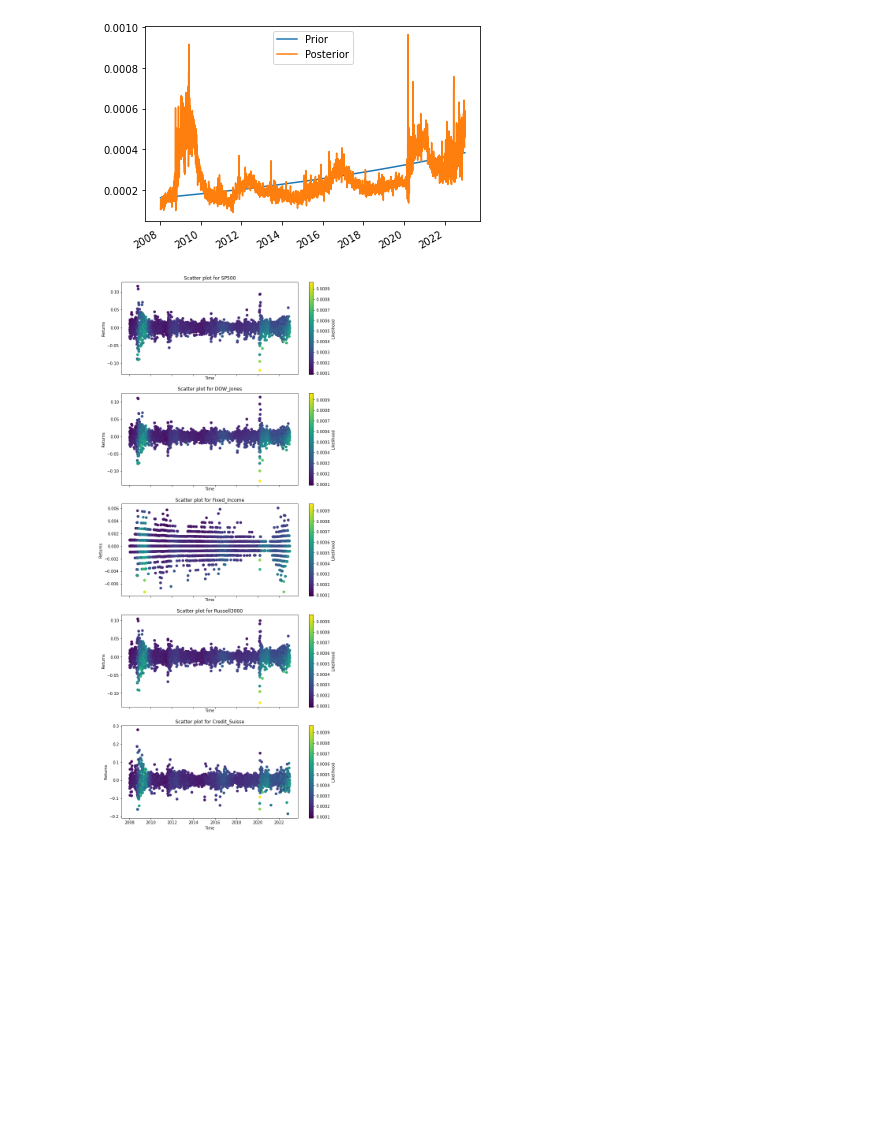
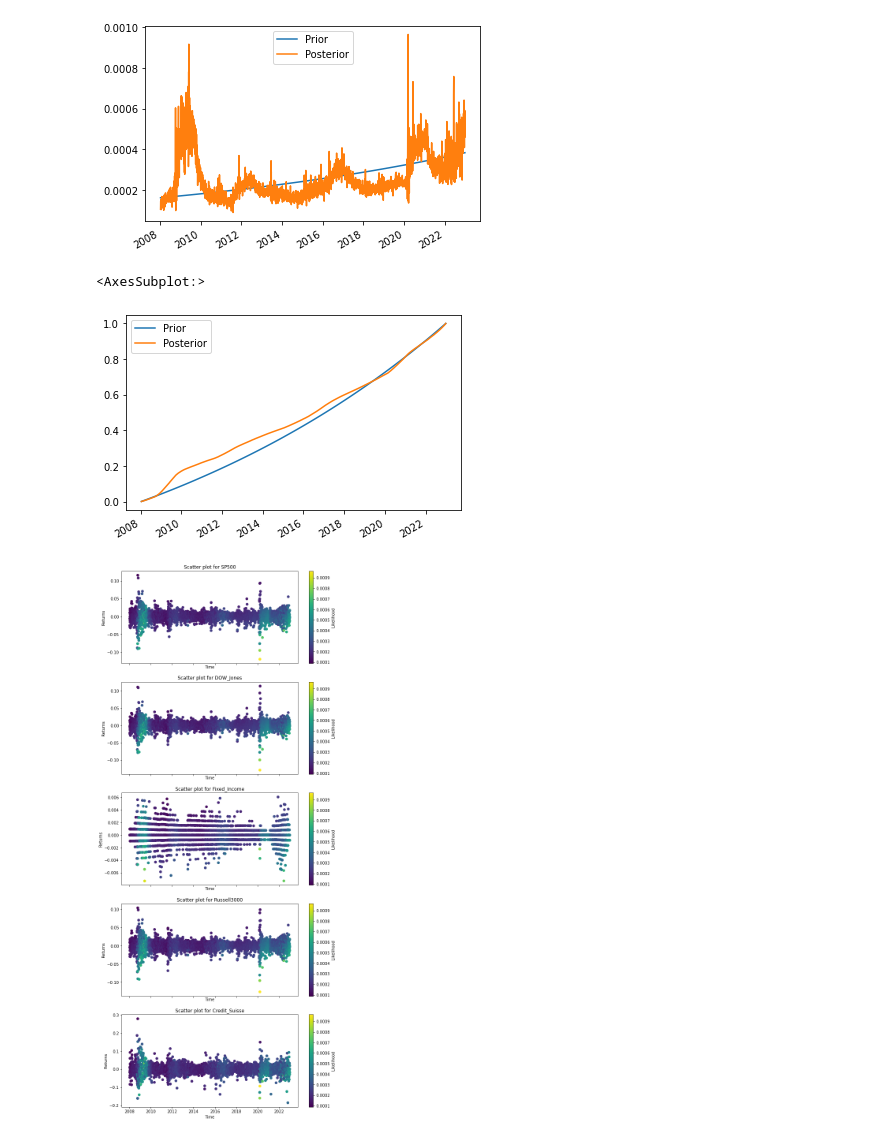
Before and after one commit to LucaDaquanno/Conditional-Monte-Carlo, a Jupyter notebook: Entropy_pool_prob_300323.ipynb, the cells around one changed output. Saved outputs shown, nothing was run; the diff lists cells and outputs as text; code cells hidden in the pictures; blank space fills up the shorter version.

```diff
--- a/Entropy_pool_prob_300323.ipynb
+++ b/Entropy_pool_prob_300323.ipynb
@@ -420,23 +411,6 @@ Credit_Suisse   -0.30
 Name: 0, dtype: float64
 # %% [markdown]
 Define a loop for estimating the parameters of the distribution and extract quantiles
-# %%
-v_star1=[]
-v_star2=[]
-for j in x.columns:
-    "Fitting the distribution"
-    df.loc[j],loc_t.loc[j],scale_t.loc[j]=t.fit(asset_mean_distribution[j])
-    'Extract quantiles'
-    quantile_mean.loc[j]=t.cdf(obj_mean.loc[j]/252,df.loc[j],loc_t.loc[j],scale_t.loc[j])
-    'Infer the view for standardized data plugging the estimated quantile in the standardized distribution'
-    v_star1.append(mean_distribution[j].quantile(quantile_mean.loc[j]))
-    shape.loc[j],loc_ln.loc[j],scale_ln.loc[j]=lognorm.fit(asset_vol_distribution[j])
-    quantile_vol.loc[j]=lognorm.cdf(obj_vol.loc[j]/np.sqrt(252),shape.loc[j],loc_ln.loc[j],scale_ln.loc[j])
-    v_star2.append(vol_distribution[j].quantile(quantile_vol.loc[j]))
-v_star1=pd.Series(v_star1)
-v_star2=pd.Series(v_star2)
-quantile_mean=round(quantile_mean.dropna(),2)
-quantile_vol=round(quantile_vol.dropna(),2)
 # %%
 v_star1=pd.Series(index=x.columns)
 v_star2=pd.Series(index=x.columns)
@@ -725,6 +673,11 @@ compare.plot()
 # %% [output]
 <AxesSubplot:>
 [figure]
+# %%
+compare.cumsum().plot()
+# %% [output]
+<AxesSubplot:>
+[figure, added]
 # %%
 
 # Assuming your DataFrame is named 'df' with n columns
```
Also changed, not shown: parts of 7 cells of this notebook.
